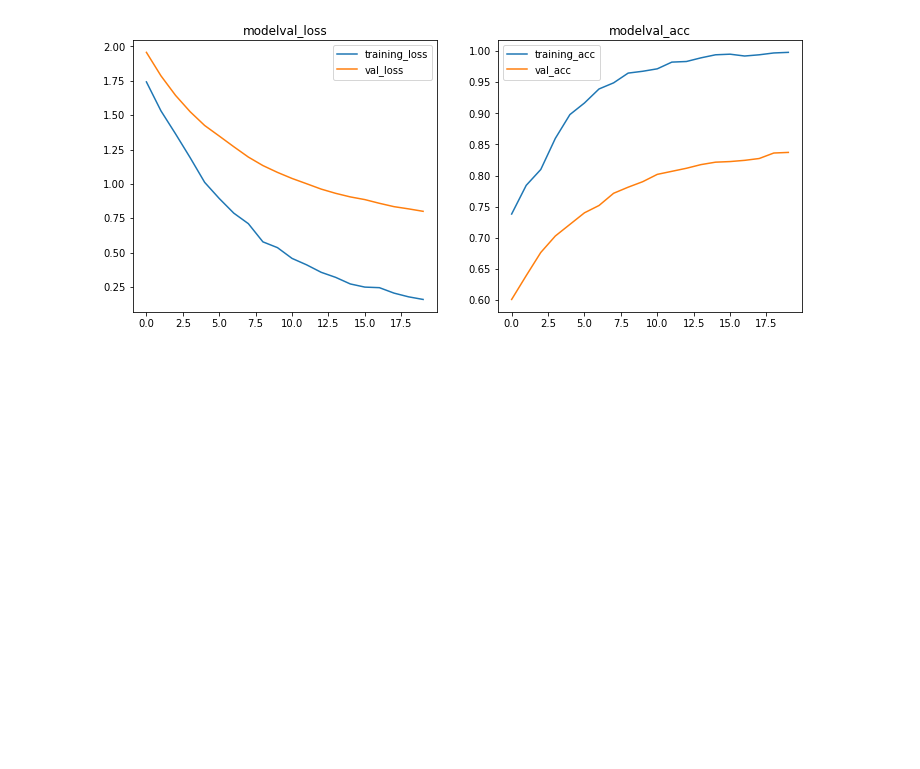
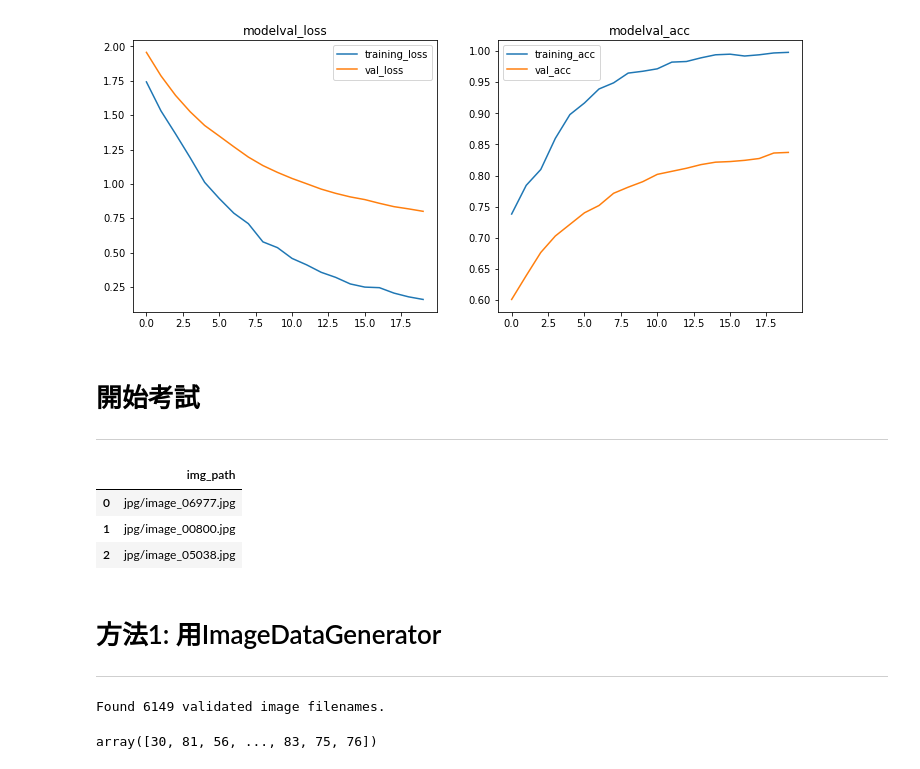
Before and after one commit to Tsai-YU-QUAN/aia-cnn, a Jupyter notebook: resnet50.ipynb, the cells around one changed output. Saved outputs shown, nothing was run; the diff lists cells and outputs as text; code cells hidden in the pictures; blank space fills up the shorter version.

```diff
--- a/resnet50.ipynb
+++ b/resnet50.ipynb
@@ -253,3 +261,18 @@ for eachx, eachy, i in zip(train_history, name_history, range(4)):
 plt.show()
 # %% [output]
 [figure]
+# %% [markdown]
+# 開始考試
+---
+# %%
+df_exam = pd.read_csv('dataset/test.txt', header=None, names=['img_path'])
+# %%
+df_exam[:3]
+# %% [output]
+|  | img_path |
+| 0 | jpg/image_06977.jpg |
+| 1 | jpg/image_00800.jpg |
+| 2 | jpg/image_05038.jpg |
+# %% [markdown]
+# 方法1: 用ImageDataGenerator
+---
@@ -255,0 +281,18 @@ plt.show()
+# %%
+exam_generator = exam_datagen.flow_from_dataframe(
+                                                    dataframe=df_exam,
+                                                    directory=data_path,
+                                                    x_col="img_path",
+                                                    y_col=None,
+                                                    target_size=img_shape,
+                                                    batch_size=batch_size,
+                                                    class_mode=None,
+                                                    shuffle=False)
+# %% [output]
+Found 6149 validated image filenames.
+# %%
+y_pred_exam = model.predict_generator(exam_generator)
+y_pred_exam = y_pred_exam.argmax(-1)
+y_pred_exam
+# %% [output]
+array([30, 81, 56, ..., 83, 75, 76])
```
Also changed, not shown: parts of 14 cells of this notebook.
